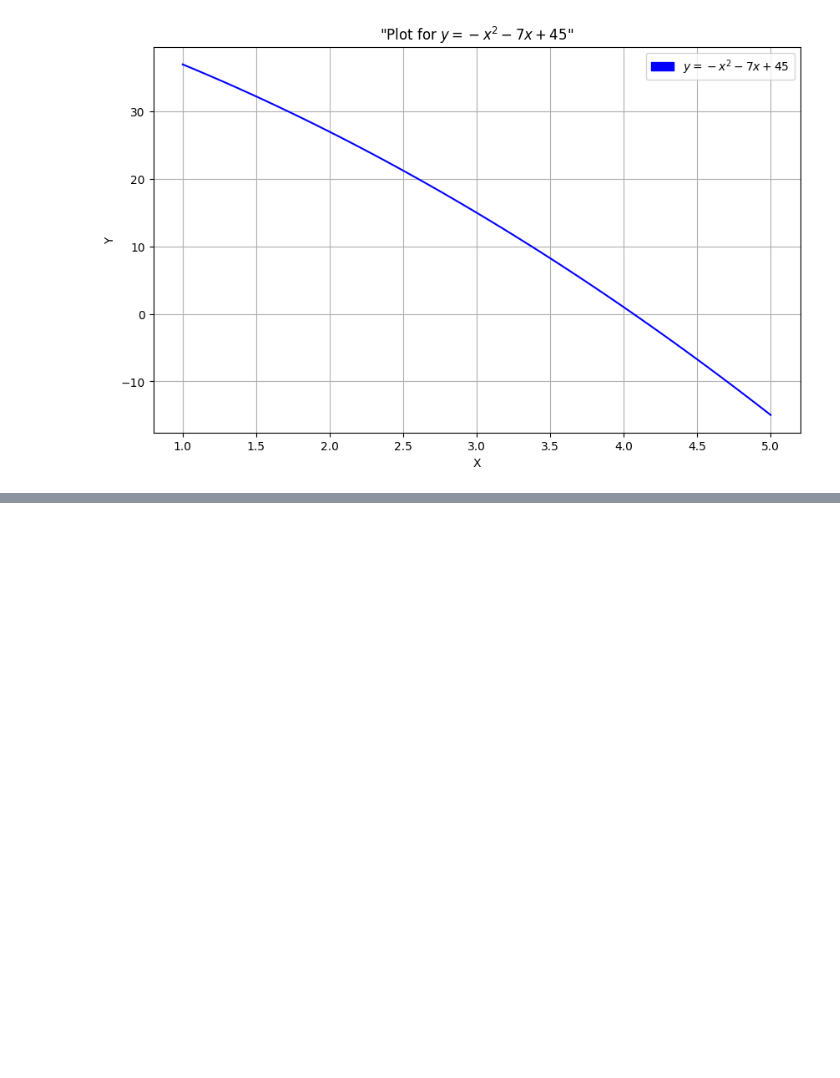
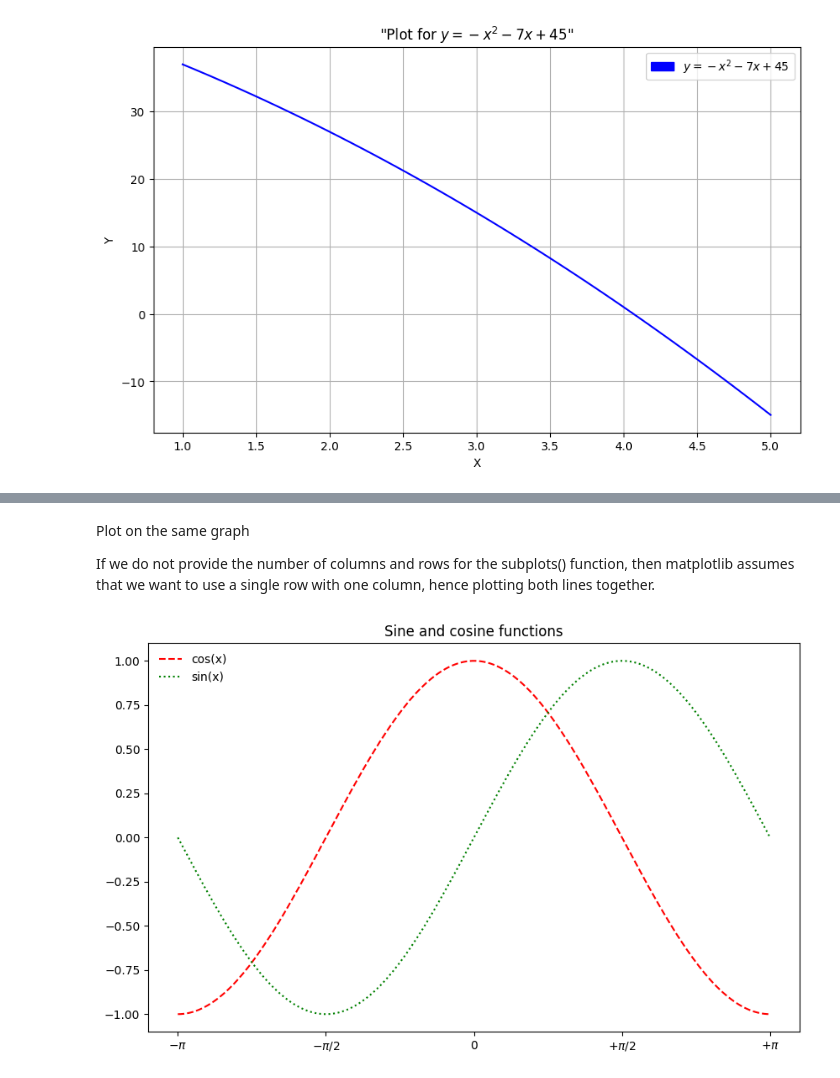
Before and after one commit to IgaMeddie/Descr_stat_-_viz, a Jupyter notebook: learnt 06-02.ipynb, the cells around one changed output, grey strips where cells are left out. Cells and saved outputs as stored; diff of their text form; code cells hidden in the pictures; blank space fills up the shorter version.

```diff
--- a/learnt 06-02.ipynb
+++ b/learnt 06-02.ipynb
@@ -344,0 +388,24 @@ plt.legend(handles=[blue_patch])
+# %% [markdown]
+Plot on the same graph
+
+If we do not provide the number of columns and rows for the subplots() function, then matplotlib assumes that we want to use a single row with one column, hence plotting both lines together.
+# %%
+f, ax = plt.subplots(figsize=(10,6)) # one row and two columns of subplots
+
+ax.plot(x_sincon, cosine, '--r', label = 'cos(x)')
+ax.plot(x_sincon, sine, ':g', label='sin(x)', color = 'green')
+ax.legend(frameon=False, loc='upper left')
+
+'''Other Parameters:
+loc: str or pair of floats, default: rcParams["legend.loc"] (default: 'best')
+The location of the legend.
+
+frameonbool, default: rcParams["legend.frameon"] (default: True)
+Whether the legend should be drawn on a patch (frame).'''
+
+# setting plot title and X axes ticks
+ax.set(title='Sine and cosine functions',
+       xticks= [-np.pi, -np.pi/2, 0, np.pi/2, np.pi],
+       xticklabels=[r'$-\pi$', r'$-\pi/2$', r'$0$', r'$+\pi/2$', r'$+\pi$']);
+# %% [output]
+[figure, added]
```
Also changed, not shown: parts of 5 cells of this notebook.
